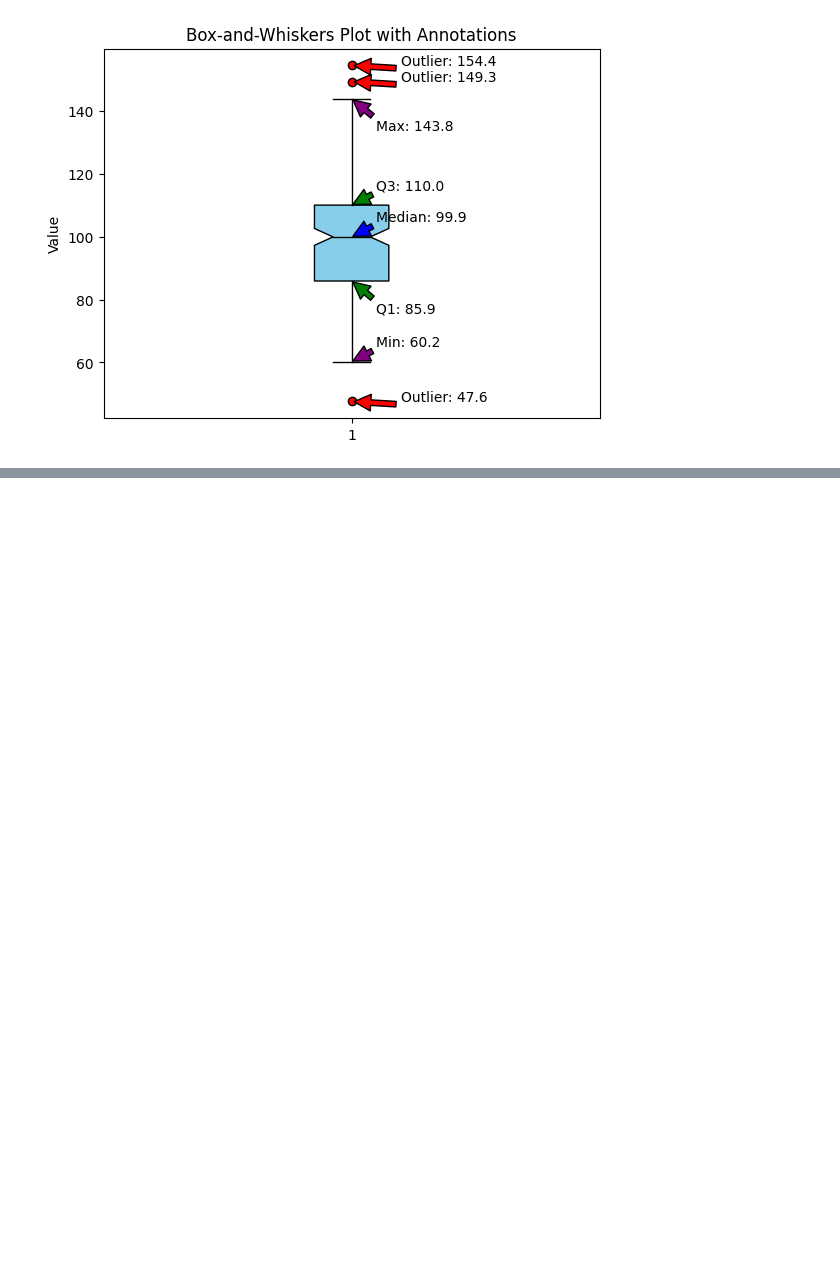
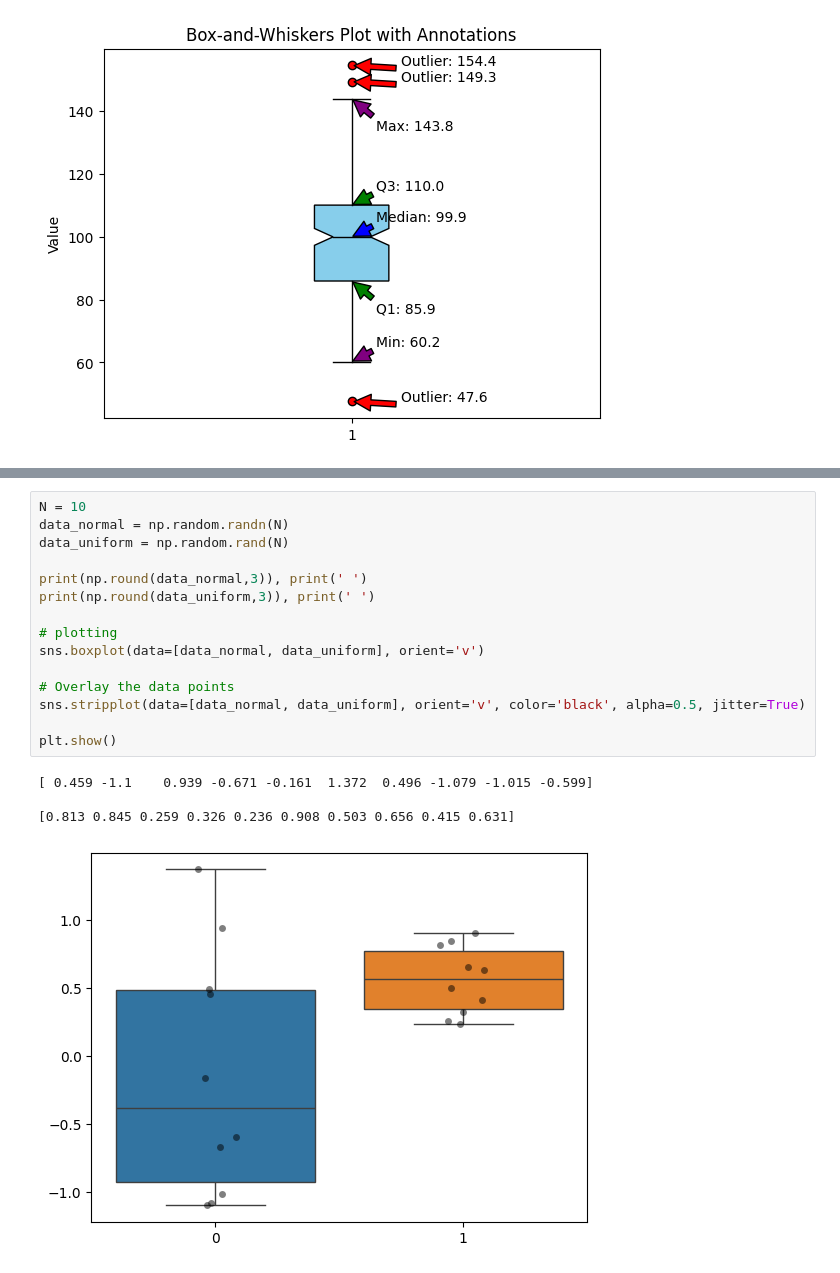
Before and after one commit to SiracencoSerghei/Statistics_and_ML, a Jupyter notebook: visualization/stats_visualizing_boxWhisker.ipynb, the cells around one changed output, grey strips where cells are left out. Cells and saved outputs as stored; diff of their text form; blank space fills up the shorter version.

Commit message:
normal and uniform noise

```diff
--- a/visualization/stats_visualizing_boxWhisker.ipynb
+++ b/visualization/stats_visualizing_boxWhisker.ipynb
@@ -101,0 +106,20 @@ plt.show()
+# %%
+N = 10
+data_normal = np.random.randn(N)
+data_uniform = np.random.rand(N)
+
+print(np.round(data_normal,3)), print(' ')
+print(np.round(data_uniform,3)), print(' ')
+
+# plotting
+sns.boxplot(data=[data_normal, data_uniform], orient='v')
+
+# Overlay the data points
+sns.stripplot(data=[data_normal, data_uniform], orient='v', color='black', alpha=0.5, jitter=True)
+
+plt.show()
+# %% [output]
+[ 0.459 -1.1    0.939 -0.671 -0.161  1.372  0.496 -1.079 -1.015 -0.599]
+
+[0.813 0.845 0.259 0.326 0.236 0.908 0.503 0.656 0.415 0.631]
+[figure, added]
```
Also changed, not shown: parts of 1 cell of this notebook.
